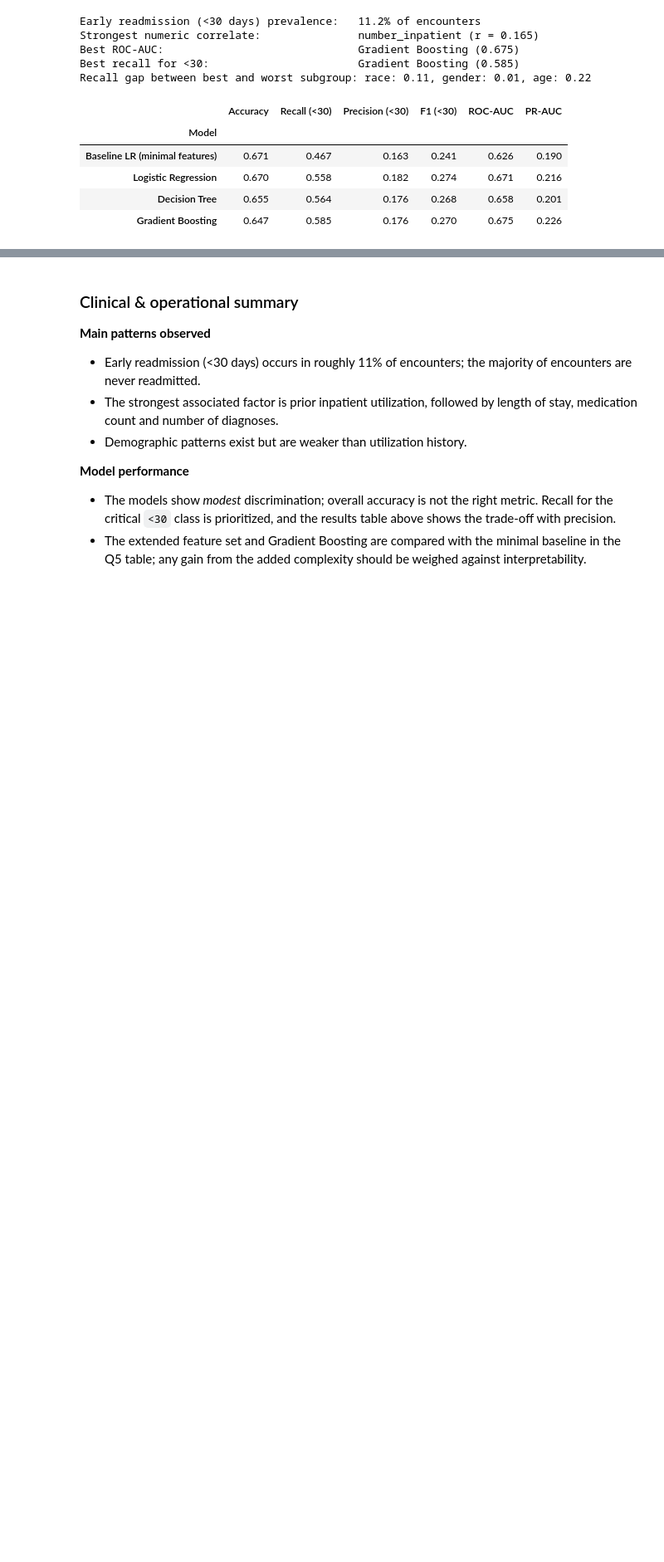
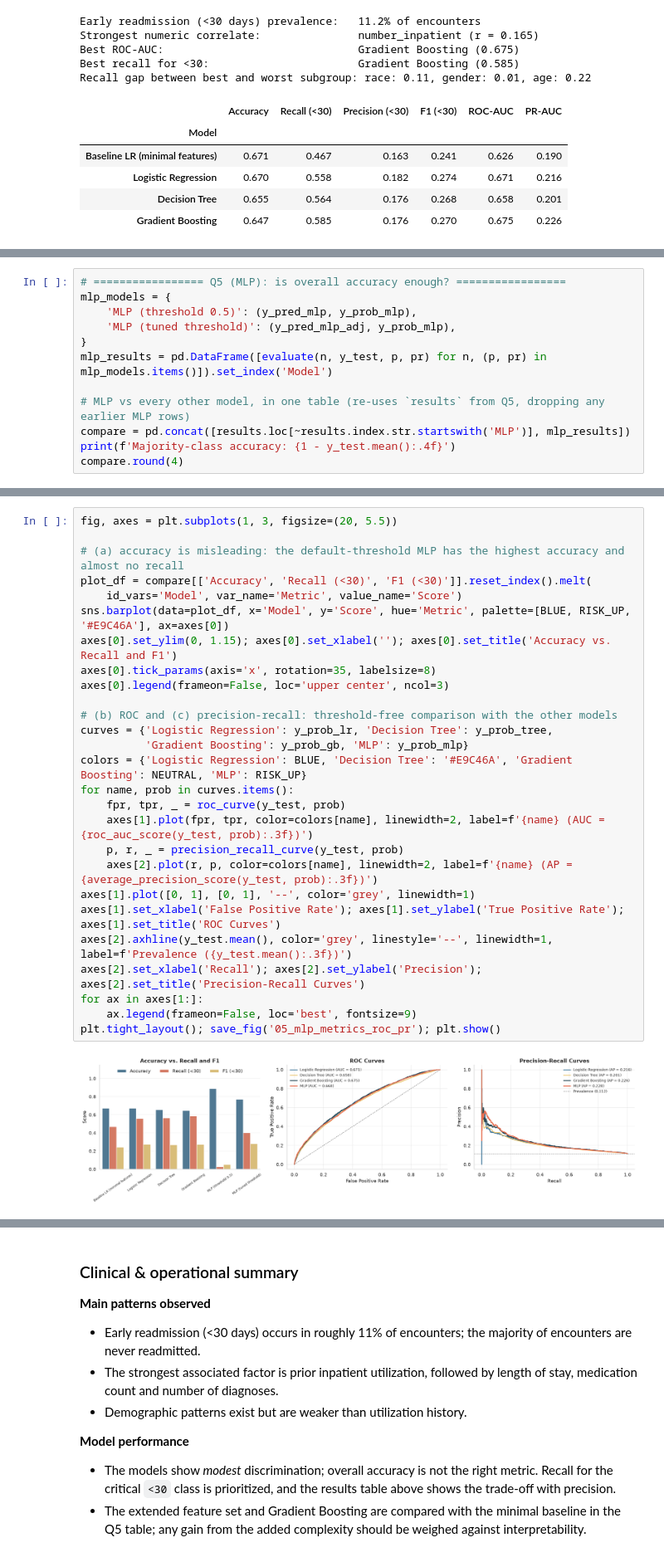
Before and after one commit to StudyBuildTeam2/studybuild-health-data-science, a Jupyter notebook: Project02/Team2/notebooks/analysis.ipynb, the cells around one changed output, grey strips where cells are left out. Shown at 83% size. Cells and saved outputs as stored; diff of their text form; blank space fills up the shorter version.

```diff
--- a/Project02/Team2/notebooks/analysis.ipynb
+++ b/Project02/Team2/notebooks/analysis.ipynb
@@ -1097,0 +1162,12 @@ Recall gap between best and worst subgroup: race: 0.11, gender: 0.01, age: 0.22
+# %%
+# ================= Q5 (MLP): is overall accuracy enough? =================
+mlp_models = {
+    'MLP (threshold 0.5)': (y_pred_mlp, y_prob_mlp),
+    'MLP (tuned threshold)': (y_pred_mlp_adj, y_prob_mlp),
+}
+mlp_results = pd.DataFrame([evaluate(n, y_test, p, pr) for n, (p, pr) in mlp_models.items()]).set_index('Model')
+
+# MLP vs every other model, in one table (re-uses `results` from Q5, dropping any earlier MLP rows)
+compare = pd.concat([results.loc[~results.index.str.startswith('MLP')], mlp_results])
+print(f'Majority-class accuracy: {1 - y_test.mean():.4f}')
+compare.round(4)
@@ -1097,0 +1184,29 @@ Recall gap between best and worst subgroup: race: 0.11, gender: 0.01, age: 0.22
+# %%
+fig, axes = plt.subplots(1, 3, figsize=(20, 5.5))
+
+# (a) accuracy is misleading: the default-threshold MLP has the highest accuracy and almost no recall
+plot_df = compare[['Accuracy', 'Recall (<30)', 'F1 (<30)']].reset_index().melt(
+    id_vars='Model', var_name='Metric', value_name='Score')
+sns.barplot(data=plot_df, x='Model', y='Score', hue='Metric', palette=[BLUE, RISK_UP, '#E9C46A'], ax=axes[0])
+axes[0].set_ylim(0, 1.15); axes[0].set_xlabel(''); axes[0].set_title('Accuracy vs. Recall and F1')
+axes[0].tick_params(axis='x', rotation=35, labelsize=8)
+axes[0].legend(frameon=False, loc='upper center', ncol=3)
+
+# (b) ROC and (c) precision-recall: threshold-free comparison with the other models
+curves = {'Logistic Regression': y_prob_lr, 'Decision Tree': y_prob_tree,
+          'Gradient Boosting': y_prob_gb, 'MLP': y_prob_mlp}
+colors = {'Logistic Regression': BLUE, 'Decision Tree': '#E9C46A', 'Gradient Boosting': NEUTRAL, 'MLP': RISK_UP}
+for name, prob in curves.items():
+    fpr, tpr, _ = roc_curve(y_test, prob)
+    axes[1].plot(fpr, tpr, color=colors[name], linewidth=2, label=f'{name} (AUC = {roc_auc_score(y_test, prob):.3f})')
+    p, r, _ = precision_recall_curve(y_test, prob)
+    axes[2].plot(r, p, color=colors[name], linewidth=2, label=f'{name} (AP = {average_precision_score(y_test, prob):.3f})')
+axes[1].plot([0, 1], [0, 1], '--', color='grey', linewidth=1)
+axes[1].set_xlabel('False Positive Rate'); axes[1].set_ylabel('True Positive Rate'); axes[1].set_title('ROC Curves')
+axes[2].axhline(y_test.mean(), color='grey', linestyle='--', linewidth=1, label=f'Prevalence ({y_test.mean():.3f})')
+axes[2].set_xlabel('Recall'); axes[2].set_ylabel('Precision'); axes[2].set_title('Precision-Recall Curves')
+for ax in axes[1:]:
+    ax.legend(frameon=False, loc='best', fontsize=9)
+plt.tight_layout(); save_fig('05_mlp_metrics_roc_pr'); plt.show()
+# %% [output]
+[figure, added]
```
Also changed, not shown: parts of 14 cells of this notebook, 9 other files.
